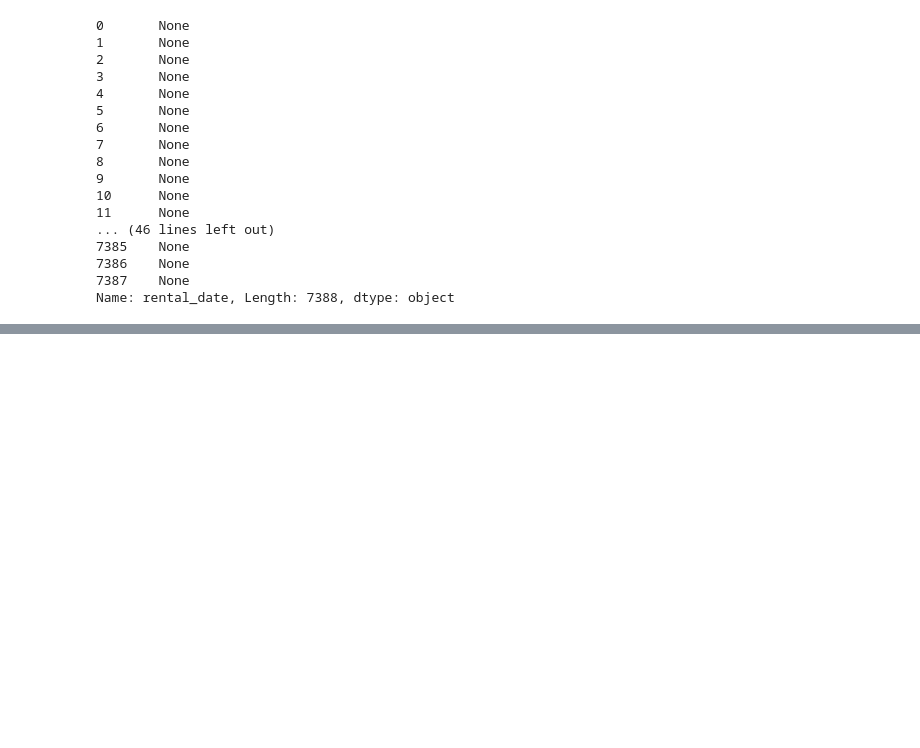
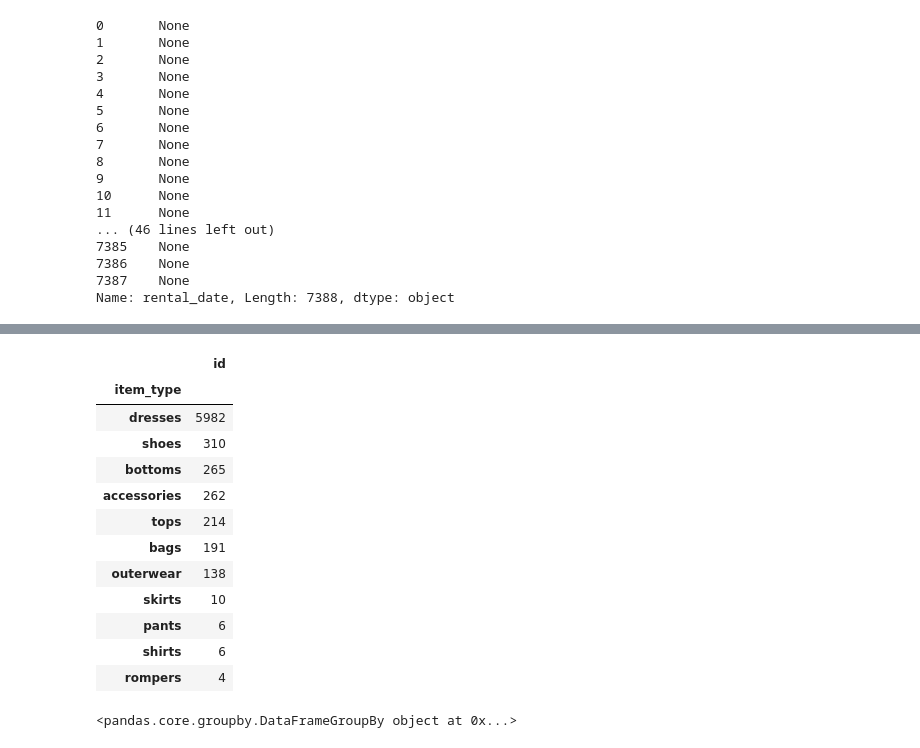
Before and after one commit to patrickspencer/regressthedress, a Jupyter notebook: testing/Notebook.ipynb, the cells around one changed output, grey strips where cells are left out. Drawn from its saved outputs; the diff is of its cells as text; code cells hidden in the pictures; blank space fills up the shorter version.

```diff
--- a/testing/Notebook.ipynb
+++ b/testing/Notebook.ipynb
@@ -120,0 +155,20 @@ df.loc[(df['rent_per_week'] < 1000) & (df['cost'] < 1000) & (df['rental_date'])]
+# %%
+df[['id', 'item_type']].groupby(['item_type']).agg('count').sort_values('id', ascending=0)
+# %% [output]
+|  | id |
+| item_type |  |
+| dresses | 5982 |
+| shoes | 310 |
+| bottoms | 265 |
+| accessories | 262 |
+| tops | 214 |
+| bags | 191 |
+| outerwear | 138 |
+| skirts | 10 |
+| pants | 6 |
+| shirts | 6 |
+| rompers | 4 |
+# %%
+df[['brand', 'item_type']].groupby(['brand', 'item_type'])
+# %% [output]
+<pandas.core.groupby.DataFrameGroupBy object at 0x...>
```
Also changed, not shown: parts of 7 cells of this notebook, 2 other files.
